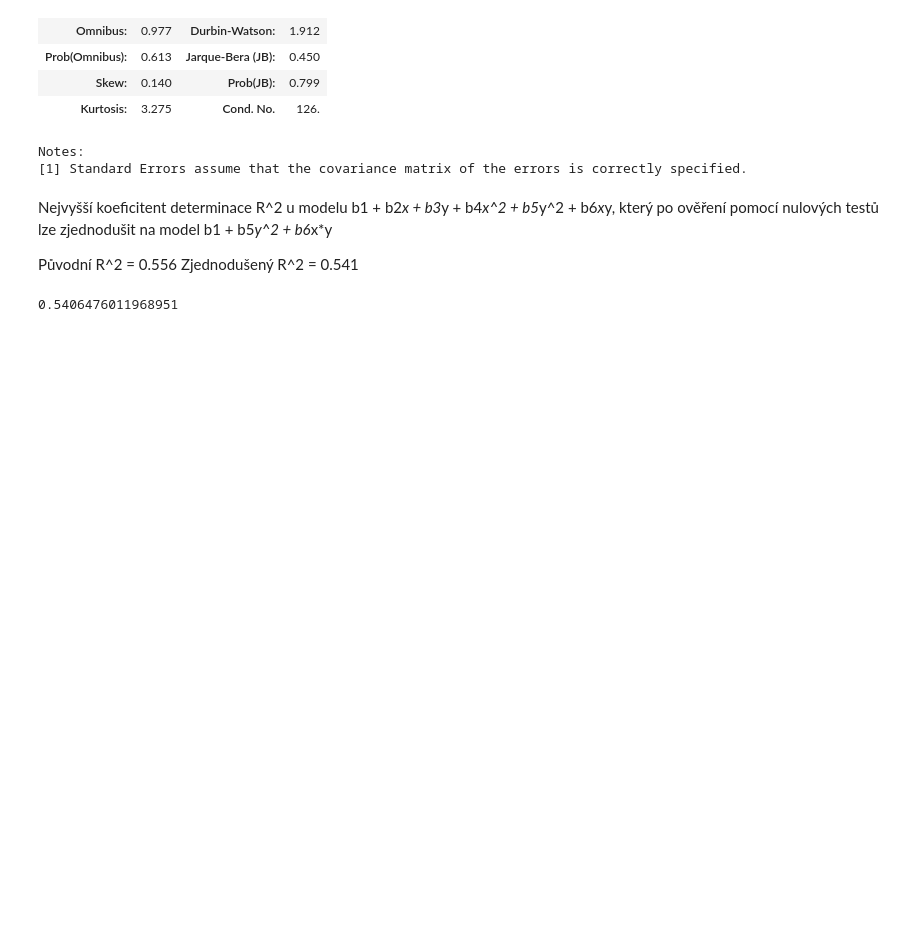
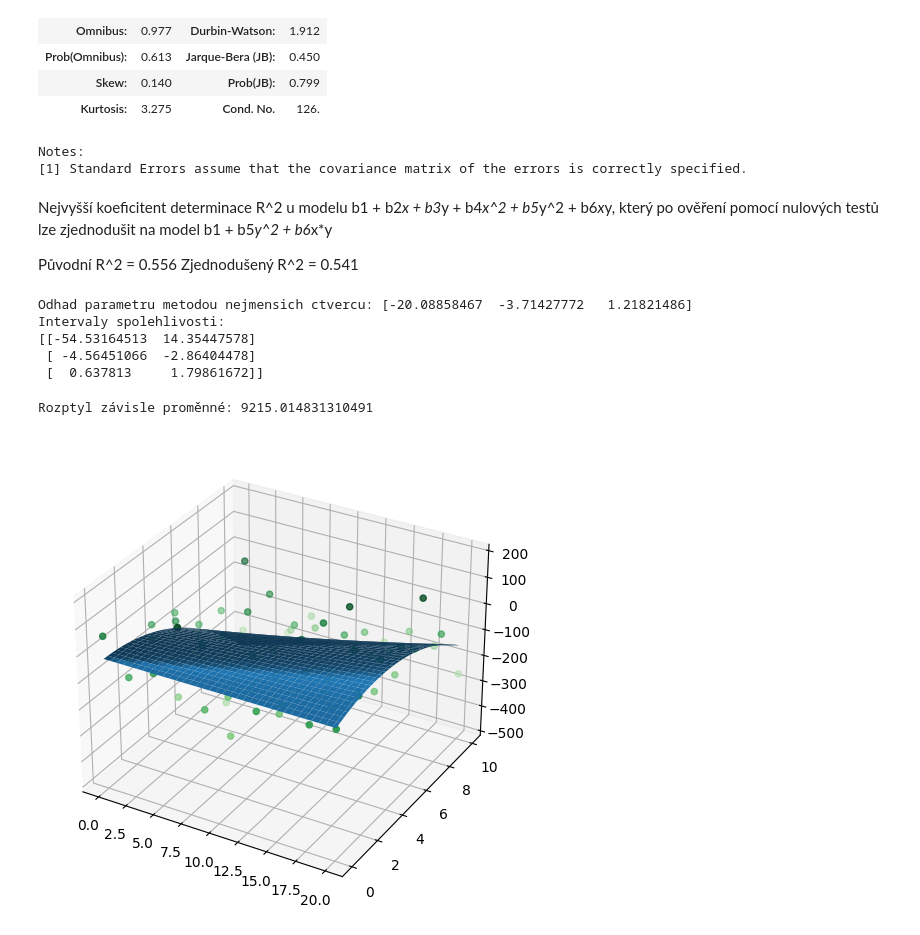
Before and after one commit to DI3GOcze/School-MSP-project, a Jupyter notebook: task2.ipynb, the cells around one changed output. Cells and saved outputs as stored; diff of their text form; code cells hidden in the pictures; blank space fills up the shorter version.

```diff
--- a/task2.ipynb
+++ b/task2.ipynb
@@ -145,7 +146,34 @@ Zjednodušený R^2 = 0.541
 F = np.column_stack((y**2, x*y))
 F = sm.add_constant(F)
 
+b1 = model.params[0]
+b2 = model.params[1]
+b3 = model.params[2]
+
 model = sm.OLS(z, F).fit()
-model.
+print('Odhad parametru metodou nejmensich ctvercu:', model.params)
+print('Intervaly spolehlivosti:')
+print(model.conf_int())
 # %% [output]
-0.5406476011968951
+Odhad parametru metodou nejmensich ctvercu: [-20.08858467  -3.71427772   1.21821486]
+Intervaly spolehlivosti:
+[[-54.53164513  14.35447578]
+ [ -4.56451066  -2.86404478]
+ [  0.637813     1.79861672]]
+# %%
+print('Rozptyl závisle proměnné:', model.mse_resid)
+# %% [output]
+Rozptyl závisle proměnné: 9215.014831310491
+# %%
+X,Y = np.meshgrid(np.linspace(0,20,len(x)), np.linspace(0,10,len(x)))
+Z = b1 + b2*(Y**2) + b3*X*Y
+
+fig = plt.figure(figsize=(6,6))
+ax = fig.add_subplot(111, projection='3d')
+
+# Plot a 3D surface
+ax.scatter(x, y, z, c=z, cmap='Greens')
+ax.plot_surface(X, Y, Z)
+plt.show()
+# %% [output]
+[figure, added]
```
Also changed, not shown: parts of 6 cells of this notebook, 6 other files.
